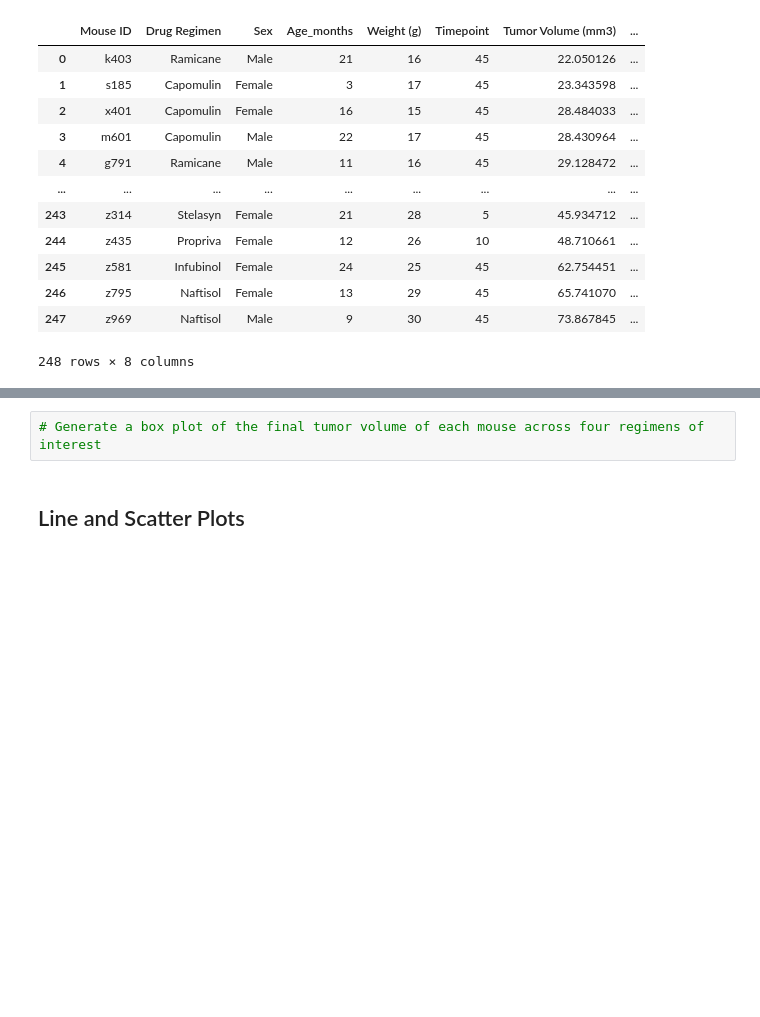
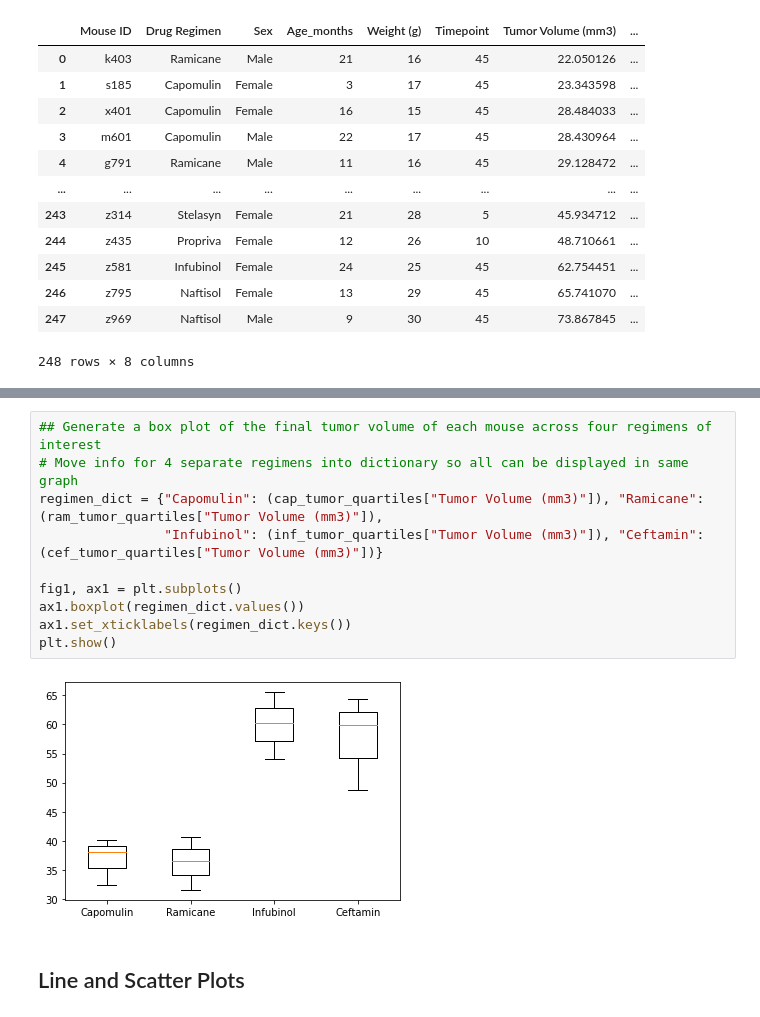
Before and after one commit to zpoeschl/matplotlib-challenge, a Jupyter notebook: Pymaceuticals/ZPoeschl_pymaceuticals.ipynb, the cells around one changed output, grey strips where cells are left out. Saved outputs shown, nothing was run; the diff lists cells and outputs as text; blank space fills up the shorter version.

Commit message:
Box plot displaying but data is incorrect.

```diff
--- a/Pymaceuticals/ZPoeschl_pymaceuticals.ipynb
+++ b/Pymaceuticals/ZPoeschl_pymaceuticals.ipynb
@@ -296,5 +305,15 @@ print(f"Values above {cef_upper_bound} could be outliers.")
-# %%
-# Generate a box plot of the final tumor volume of each mouse across four regimens of interest
+# %%
+## Generate a box plot of the final tumor volume of each mouse across four regimens of interest
+# Move info for 4 separate regimens into dictionary so all can be displayed in same graph
+regimen_dict = {"Capomulin": (cap_tumor_quartiles["Tumor Volume (mm3)"]), "Ramicane": (ram_tumor_quartiles["Tumor Volume (mm3)"]),
+                "Infubinol": (inf_tumor_quartiles["Tumor Volume (mm3)"]), "Ceftamin": (cef_tumor_quartiles["Tumor Volume (mm3)"])}
+
+fig1, ax1 = plt.subplots()
+ax1.boxplot(regimen_dict.values())
+ax1.set_xticklabels(regimen_dict.keys())
+plt.show()
+# %% [output]
+[figure, added]
 # %% [markdown]
 ## Line and Scatter Plots
 # %%
```
Also changed, not shown: parts of 1 cell of this notebook.
